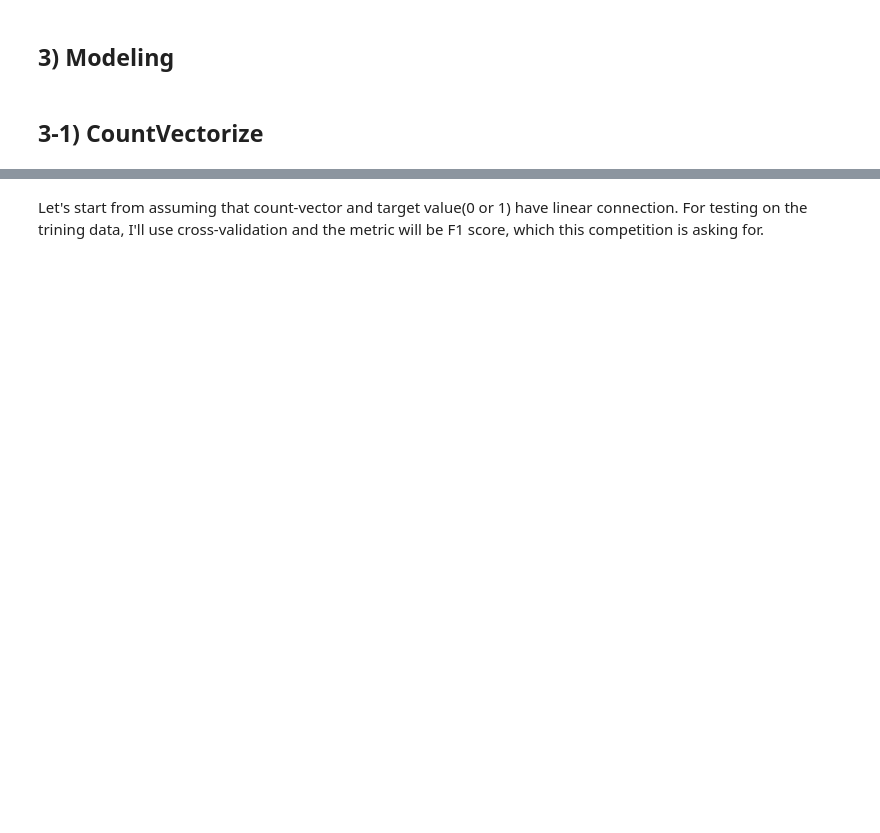
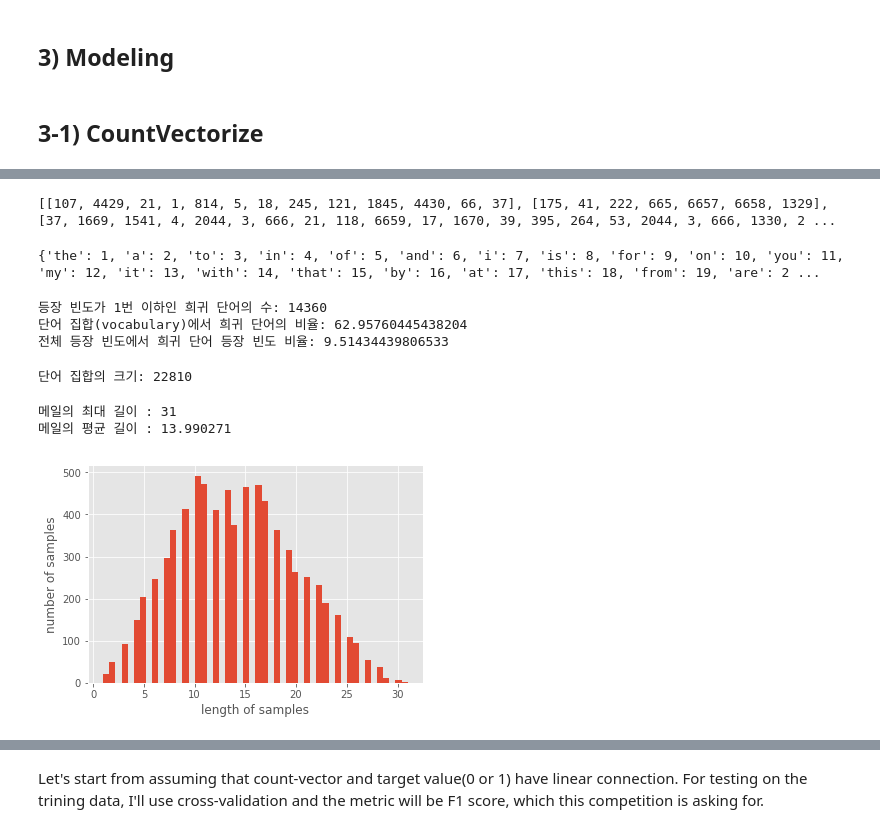
Before and after one commit to JSY0717/Kaggle-Playground, a Jupyter notebook: nlp-with-disaster-tweets.ipynb, the cells around one changed output, grey strips where cells are left out. Saved outputs shown, nothing was run; the diff lists cells and outputs as text; code cells hidden in the pictures; blank space fills up the shorter version.

```diff
--- a/nlp-with-disaster-tweets.ipynb
+++ b/nlp-with-disaster-tweets.ipynb
@@ -274,0 +337,14 @@ plt.show()
+# %%
+cleaned_train_df = train_df
+cleaned_train_df['text']=cleaned_train_df['text'].apply(lambda x : remove_URL(x))
+cleaned_train_df['text']=cleaned_train_df['text'].apply(lambda x : remove_html(x))
+cleaned_train_df['text']=cleaned_train_df['text'].apply(lambda x : remove_emoji(x))
+cleaned_train_df['text']=cleaned_train_df['text'].apply(lambda x : remove_punct(x))
+#cleaned_train_df['text']=cleaned_train_df['text'].apply(lambda x : correct_spellings(x))
+
+cleaned_test_df = test_df
+cleaned_test_df['text']=cleaned_test_df['text'].apply(lambda x : remove_URL(x))
+cleaned_test_df['text']=cleaned_test_df['text'].apply(lambda x : remove_html(x))
+cleaned_test_df['text']=cleaned_test_df['text'].apply(lambda x : remove_emoji(x))
+cleaned_test_df['text']=cleaned_test_df['text'].apply(lambda x : remove_punct(x))
+#cleaned_train_df['text']=cleaned_train_df['text'].apply(lambda x : correct_spellings(x))
@@ -292,0 +419,62 @@ train_vectors[0]
+# %%
+X_data = cleaned_train_df['text']
+y_data = cleaned_train_df['target']
+
+tokenizer = Tokenizer()
+tokenizer.fit_on_texts(X_data) # 5169개의 행을 가진 X의 각 행에 토큰화를 수행
+sequences = tokenizer.texts_to_sequences(X_data) # 단어를 숫자값, 인덱스로 변환하여 저장
+
+
+X_test_data = cleaned_test_df['text']
+
+tokenizer.fit_on_texts(X_test_data) # 5169개의 행을 가진 X의 각 행에 토큰화를 수행
+sequences_test_data = tokenizer.texts_to_sequences(X_test_data)
+# %%
+print(sequences[:5])
+# %% [output]
+[[107, 4429, 21, 1, 814, 5, 18, 245, 121, 1845, 4430, 66, 37], [175, 41, 222, 665, 6657, 6658, 1329], [37, 1669, 1541, 4, 2044, 3, 666, 21, 118, 6659, 17, 1670, 39, 395, 264, 53, 2044, 3, 666, 1330, 2 ...
+# %%
+word_to_index = tokenizer.word_index
+print(word_to_index) # 각 단어의 빈도수가 높은 순서.
+# %% [output]
+{'the': 1, 'a': 2, 'to': 3, 'in': 4, 'of': 5, 'and': 6, 'i': 7, 'is': 8, 'for': 9, 'on': 10, 'you': 11, 'my': 12, 'it': 13, 'with': 14, 'that': 15, 'by': 16, 'at': 17, 'this': 18, 'from': 19, 'are': 2 ...
+# %%
+threshold = 2
+total_cnt = len(word_to_index) # 단어의 수
+rare_cnt = 0 # 등장 빈도수가 threshold보다 작은 단어의 개수를 카운트
+total_freq = 0 # 훈련 데이터의 전체 단어 빈도수 총 합
+rare_freq = 0 # 등장 빈도수가 threshold보다 작은 단어의 등장 빈도수의 총 합
+
+# 단어와 빈도수의 쌍(pair)을 key와 value로 받는다.
+for key, value in tokenizer.word_counts.items():
+    total_freq = total_freq + value
+
+    # 단어의 등장 빈도수가 threshold보다 작으면
+    if(value < threshold):
+        rare_cnt = rare_cnt + 1
+        rare_freq = rare_freq + value
+
+print('등장 빈도가 %s번 이하인 희귀 단어의 수: %s'%(threshold - 1, rare_cnt))
+print("단어 집합(vocabulary)에서 희귀 단어의 비율:", (rare_cnt / total_cnt)*100)
+print("전체 등장 빈도에서 희귀 단어 등장 빈도 비율:", (rare_freq / total_freq)*100)
+# %% [output]
+등장 빈도가 1번 이하인 희귀 단어의 수: 14360
+단어 집합(vocabulary)에서 희귀 단어의 비율: 62.95760445438204
+전체 등장 빈도에서 희귀 단어 등장 빈도 비율: 9.51434439806533
+# %%
+vocab_size = len(word_to_index) + 1
+print('단어 집합의 크기: {}'.format((vocab_size)))
+# %% [output]
+단어 집합의 크기: 22810
+# %%
+X_data = sequences # 단어를 정수 인코딩한 결과
+print('메일의 최대 길이 : %d' % max(len(l) for l in X_data))
+print('메일의 평균 길이 : %f' % (sum(map(len, X_data))/len(X_data)))
+plt.hist([len(s) for s in X_data], bins=50)
+plt.xlabel('length of samples')
+plt.ylabel('number of samples')
+plt.show()
+# %% [output]
+메일의 최대 길이 : 31
+메일의 평균 길이 : 13.990271
+[figure, added]
```
Also changed, not shown: parts of 64 cells of this notebook.
